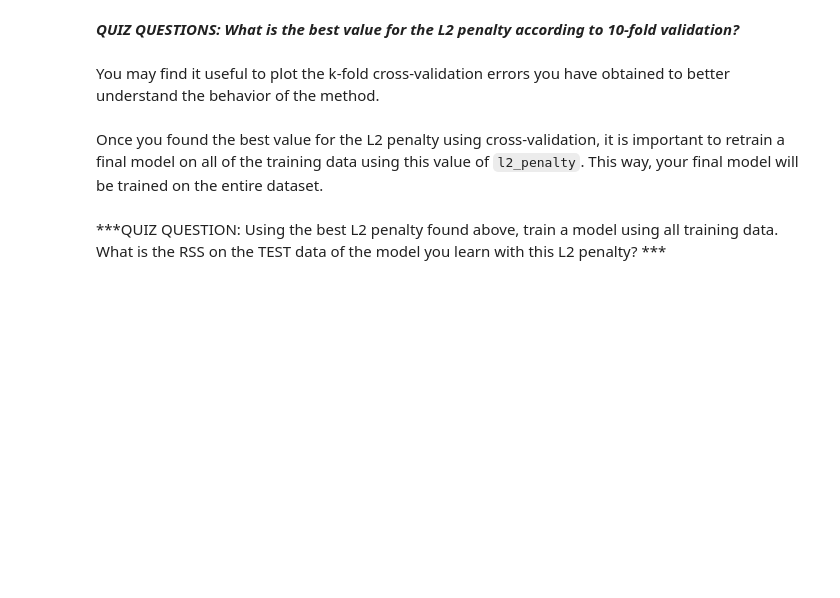
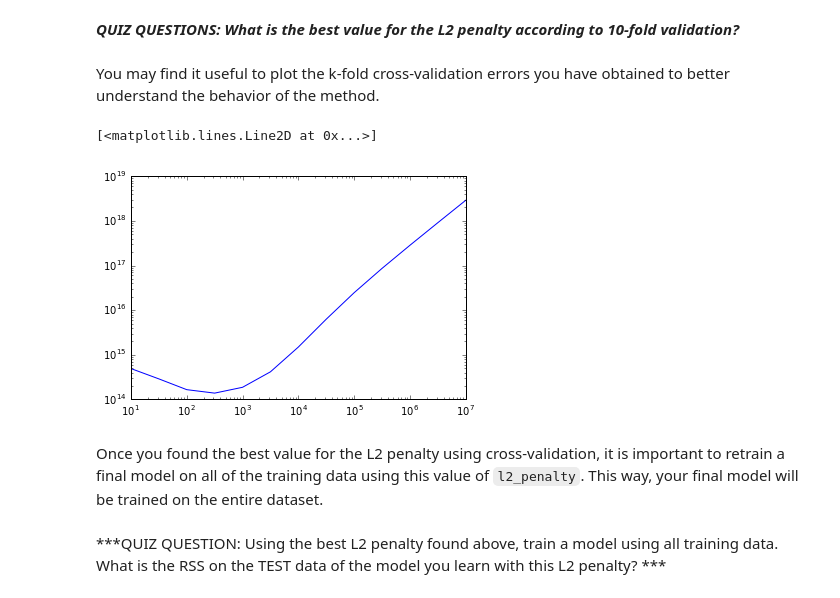
Before and after one commit to lukaszchm/Coursera-ML-Washington, a Jupyter notebook: 02 - Regression/Week04/week-4-ridge-regression-assignment-1-blank.ipynb, the cells around one changed output. Drawn from its saved outputs; the diff is of its cells as text; code cells hidden in the pictures; blank space fills up the shorter version.

```diff
--- a/02 - Regression/Week04/week-4-ridge-regression-assignment-1-blank.ipynb
+++ b/02 - Regression/Week04/week-4-ridge-regression-assignment-1-blank.ipynb
@@ -279,3 +360,24 @@ def k_fold_cross_validation(k, l2_penalty, data, output_name, features_list):
+# %%
+import numpy as np
+def k_fold_cross_validation(k, l2_penalty, data, output_name, features_list):
+    n = len(data)
+    rss_sum = 0
+    for i in range(k):
+        start = i*n/k
+        end = (i+1)*n/k
+        validation_set = data[start:end]
+        train_set = data[0:start].append(data[end:n])
+
+        model = graphlab.linear_regression.create(train_set, output_name, features_list,
+                                                    l2_penalty = l2_penalty, validation_set = None,
+                                                    verbose=False)
+
+        predictions = model.predict(validation_set)
+        error = (predictions - validation_set[output_name]).to_numpy()
+        rss_sum += np.dot(error, error.transpose())
+        coef = model.coefficients['value'].to_numpy()
+        rss_sum +=  l2_penalty * np.dot(coef, coef.transpose())
+    return (rss_sum)/k
 # %% [markdown]
 Once we have a function to compute the average validation error for a model, we can write a loop to find the model that minimizes the average validation error. Write a loop that does the following:
 * We will again be aiming to fit a 15th-order polynomial model using the `sqft_living` input
@@ -284,3 +386,19 @@ Once we have a function to compute the average validation error for a model, we
 * Report which L2 penalty produced the lowest average validation error.
 
 Note: since the degree of the polynomial is now fixed to 15, to make things faster, you should generate polynomial features in advance and re-use them throughout the loop. Make sure to use `train_valid_shuffled` when generating polynomial features!
+# %%
+output_col = 'price'
+
+shuffled_polynomial = polynomial_sframe(train_valid_shuffled['sqft_living'], 15)
+shuffled_polynomial[output_col] = train_valid_shuffled[output_col]
+
+rss_sframe = graphlab.SFrame({'l2_panelty': np.logspace(1, 7, num=13)})
+rss_list = []
+for l2_penalty in rss_sframe['l2_panelty']:
+    print "Calculating penalty: " + str(l2_penalty)
+    rss = k_fold_cross_validation(10, l2_penalty, shuffled_polynomial, output_col, None)
+    rss_list.append(rss)
+    #print "RSS: " + str(rss)
+
+rss_sframe['rss'] = rss_list
+rss_sframe.print_rows(num_rows=13)
@@ -291,5 +427,11 @@ You may find it useful to plot the k-fold cross-validation errors you have obtai
 # %%
 # Plot the l2_penalty values in the x axis and the cross-validation error in the y axis.
 # Using plt.xscale('log') will make your plot more intuitive.
+plt.xscale('log')
+plt.yscale('log')
+plt.plot(rss_sframe['l2_panelty'], rss_sframe['rss'])
+# %% [output]
+[<matplotlib.lines.Line2D at 0x...>]
+[figure, added]
 # %% [markdown]
 Once you found the best value for the L2 penalty using cross-validation, it is important to retrain a final model on all of the training data using this value of `l2_penalty`.  This way, your final model will be trained on the entire dataset.
```
Also changed, not shown: parts of 12 cells of this notebook.
